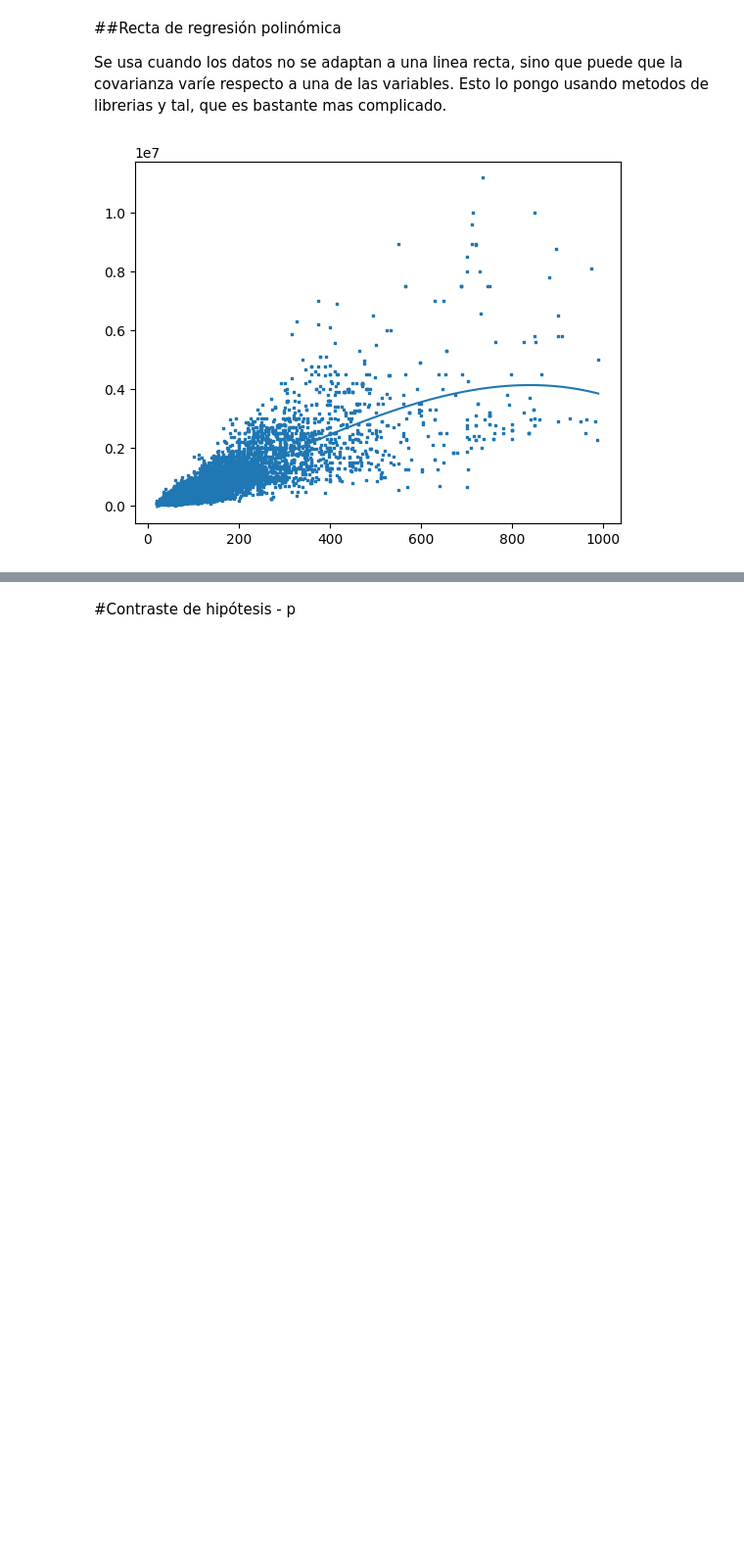
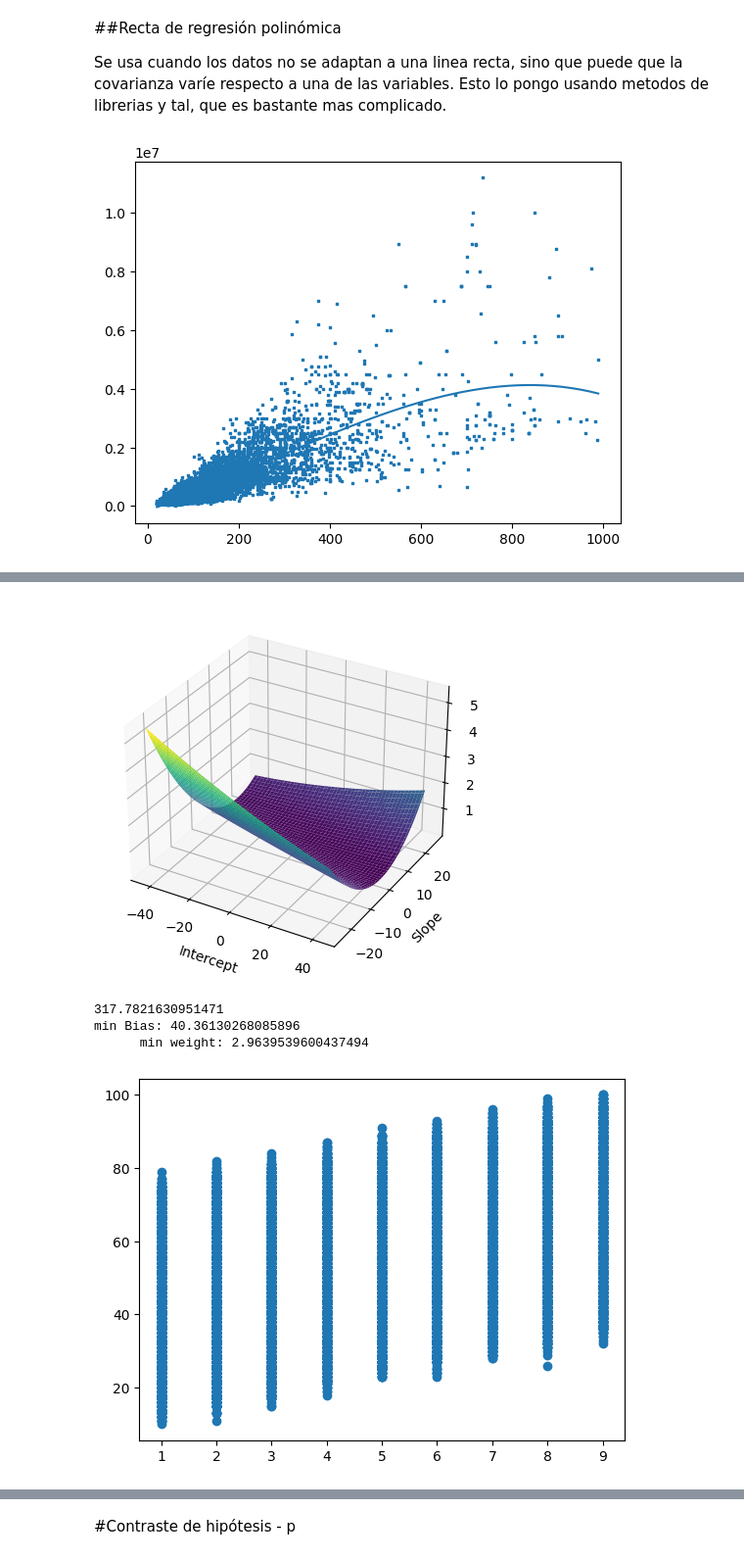
Before and after one commit to IvanInRainbows/NLP, a Jupyter notebook: Estadistica_para_ML.ipynb, the cells around one changed output, grey strips where cells are left out. Shown at 98% size. Drawn from its saved outputs; the diff is of its cells as text; code cells hidden in the pictures; blank space fills up the shorter version.

```diff
--- a/Estadistica_para_ML.ipynb
+++ b/Estadistica_para_ML.ipynb
@@ -76,6 +83,9 @@ class LeastSquaresGradient():
         self.intercept, self.slope = np.meshgrid(self.intercept, self.slope)
         self.predicted_y = self.predict_reg()
         self.ls = self.least_sq()
+        minIdx = np.where(self.ls == self.ls.min())
+        self.minInter = self.intercept[0][minIdx[1][0]]
+        self.minSlope = self.slope[minIdx[0][0]][0]
 
     def predict_reg(self):
         return self.intercept[:, :, np.newaxis] + self.slope[:, :, np.newaxis] * self.x
@@ -411,0 +538,6 @@ plt.scatter(testAge, mymodel(testAge))
+# %%
+max(y_prediction)
+m_x = multivar_model.state_dict()["weightx"][0].item()
+m_z = multivar_model.state_dict()["weightz"][0].item()
+inter = multivar_model.state_dict()["bias"][0].item()
+m_x, m_z, inter
@@ -411,0 +553,18 @@ plt.scatter(testAge, mymodel(testAge))
+# %%
+#A ver como varia el error en función los parametros en un grafico 3d
+mul_m = 20
+mul_int = 100
+gradient_x = LeastSquaresGradient(multReg['x'], multReg["y"], inter-mul_int*inter, inter*mul_int, m_x-mul_m*m_x, m_x*mul_m)
+gradient_x.print_3d_graph()
+print(gradient_x.ls.min()/len(multReg['x']))
+print(f"""min Bias: {gradient_x.minInter}
+      min weight: {gradient_x.minSlope}
+      """)
+plt.scatter(multReg['x'], multReg["y"])
+plt.show()
+# %% [output]
+[figure, added]
+317.7821630951471
+min Bias: 40.36130268085896
+      min weight: 2.9639539600437494
+[figure, added]
```
Also changed, not shown: parts of 25 cells of this notebook, 7 other files.
